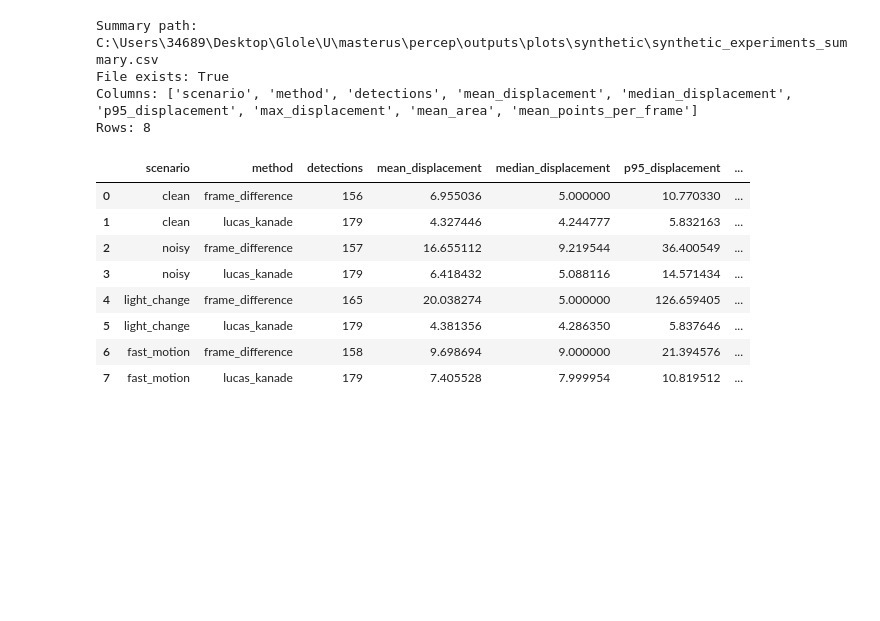
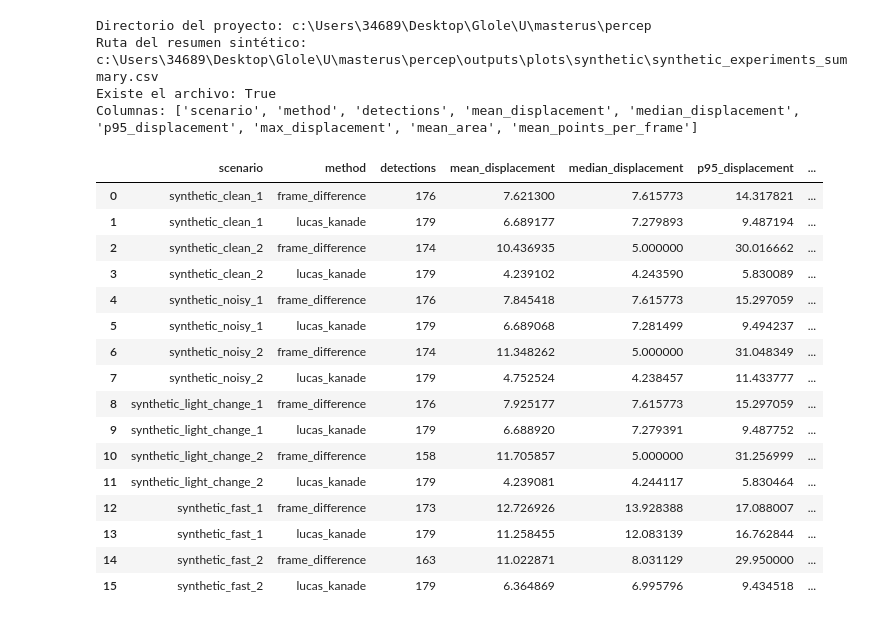
Before and after one commit to gloleon7/perception-motion-tracking-project, a Jupyter notebook: notebooks/04_analyze_synthetic_results.ipynb, the cells around one changed output. Saved outputs shown, nothing was run; the diff lists cells and outputs as text; code cells hidden in the pictures; blank space fills up the shorter version.

```diff
--- a/notebooks/04_analyze_synthetic_results.ipynb
+++ b/notebooks/04_analyze_synthetic_results.ipynb
@@ -7,36 +17,53 @@ Los escenarios sintéticos permiten evaluar de forma controlada cómo afectan el
 # %%
 import pandas as pd
 import matplotlib.pyplot as plt
 from pathlib import Path
 
-project_dir = Path(r"C:\Users\34689\Desktop\Glole\U\masterus\percep")
+current_dir = Path.cwd()
 
-summary_path = project_dir / "outputs" / "plots" / "synthetic" / "synthetic_experiments_summary.csv"
+if current_dir.name == "notebooks":
+    project_dir = current_dir.parent
+else:
+    project_dir = current_dir
 
-print("Summary path:", summary_path)
-print("File exists:", summary_path.exists())
+plots_dir = project_dir / "outputs" / "plots" / "synthetic"
+plots_dir.mkdir(parents=True, exist_ok=True)
+
+summary_path = plots_dir / "synthetic_experiments_summary.csv"
+
+print("Directorio del proyecto:", project_dir)
+print("Ruta del resumen sintético:", summary_path)
+print("Existe el archivo:", summary_path.exists())
 
 if not summary_path.exists():
-    raise FileNotFoundError(f"Summary file not found: {summary_path}")
+    raise FileNotFoundError(
+        "No se encontró el archivo de resumen. Ejecuta primero: python src/run_synthetic_experiments.py"
+    )
 
 summary_df = pd.read_csv(summary_path)
 
-print("Columns:", summary_df.columns.tolist())
-print("Rows:", len(summary_df))
-
+print("Columnas:", summary_df.columns.tolist())
 summary_df
 # %% [output]
-Summary path: C:\Users\34689\Desktop\Glole\U\masterus\percep\outputs\plots\synthetic\synthetic_experiments_summary.csv
-File exists: True
-Columns: ['scenario', 'method', 'detections', 'mean_displacement', 'median_displacement', 'p95_displacement', 'max_displacement', 'mean_area', 'mean_points_per_frame']
-Rows: 8
+Directorio del proyecto: c:\Users\34689\Desktop\Glole\U\masterus\percep
+Ruta del resumen sintético: c:\Users\34689\Desktop\Glole\U\masterus\percep\outputs\plots\synthetic\synthetic_experiments_summary.csv
+Existe el archivo: True
+Columnas: ['scenario', 'method', 'detections', 'mean_displacement', 'median_displacement', 'p95_displacement', 'max_displacement', 'mean_area', 'mean_points_per_frame']
 |  | scenario | method | detections | mean_displacement | median_displacement | p95_displacement | ... |
-| 0 | clean | frame_difference | 156 | 6.955036 | 5.000000 | 10.770330 | ... |
-| 1 | clean | lucas_kanade | 179 | 4.327446 | 4.244777 | 5.832163 | ... |
-| 2 | noisy | frame_difference | 157 | 16.655112 | 9.219544 | 36.400549 | ... |
-| 3 | noisy | lucas_kanade | 179 | 6.418432 | 5.088116 | 14.571434 | ... |
-| 4 | light_change | frame_difference | 165 | 20.038274 | 5.000000 | 126.659405 | ... |
-| 5 | light_change | lucas_kanade | 179 | 4.381356 | 4.286350 | 5.837646 | ... |
-| 6 | fast_motion | frame_difference | 158 | 9.698694 | 9.000000 | 21.394576 | ... |
-| 7 | fast_motion | lucas_kanade | 179 | 7.405528 | 7.999954 | 10.819512 | ... |
+| 0 | synthetic_clean_1 | frame_difference | 176 | 7.621300 | 7.615773 | 14.317821 | ... |
+| 1 | synthetic_clean_1 | lucas_kanade | 179 | 6.689177 | 7.279893 | 9.487194 | ... |
+| 2 | synthetic_clean_2 | frame_difference | 174 | 10.436935 | 5.000000 | 30.016662 | ... |
+| 3 | synthetic_clean_2 | lucas_kanade | 179 | 4.239102 | 4.243590 | 5.830089 | ... |
+| 4 | synthetic_noisy_1 | frame_difference | 176 | 7.845418 | 7.615773 | 15.297059 | ... |
+| 5 | synthetic_noisy_1 | lucas_kanade | 179 | 6.689068 | 7.281499 | 9.494237 | ... |
+| 6 | synthetic_noisy_2 | frame_difference | 174 | 11.348262 | 5.000000 | 31.048349 | ... |
+| 7 | synthetic_noisy_2 | lucas_kanade | 179 | 4.752524 | 4.238457 | 11.433777 | ... |
+| 8 | synthetic_light_change_1 | frame_difference | 176 | 7.925177 | 7.615773 | 15.297059 | ... |
+| 9 | synthetic_light_change_1 | lucas_kanade | 179 | 6.688920 | 7.279391 | 9.487752 | ... |
+| 10 | synthetic_light_change_2 | frame_difference | 158 | 11.705857 | 5.000000 | 31.256999 | ... |
+| 11 | synthetic_light_change_2 | lucas_kanade | 179 | 4.239081 | 4.244117 | 5.830464 | ... |
+| 12 | synthetic_fast_1 | frame_difference | 173 | 12.726926 | 13.928388 | 17.088007 | ... |
+| 13 | synthetic_fast_1 | lucas_kanade | 179 | 11.258455 | 12.083139 | 16.762844 | ... |
+| 14 | synthetic_fast_2 | frame_difference | 163 | 11.022871 | 8.031129 | 29.950000 | ... |
+| 15 | synthetic_fast_2 | lucas_kanade | 179 | 6.364869 | 6.995796 | 9.434518 | ... |
 # %%
```
Also changed, not shown: parts of 11 cells of this notebook, 9 other files.
